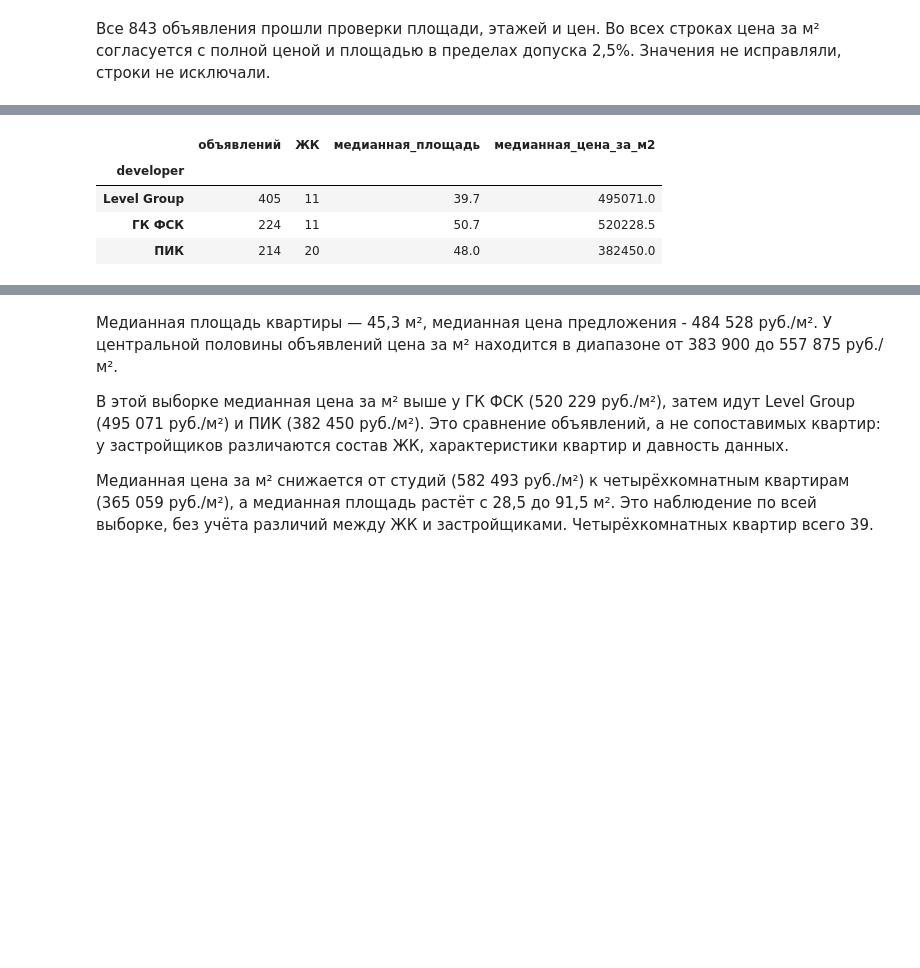
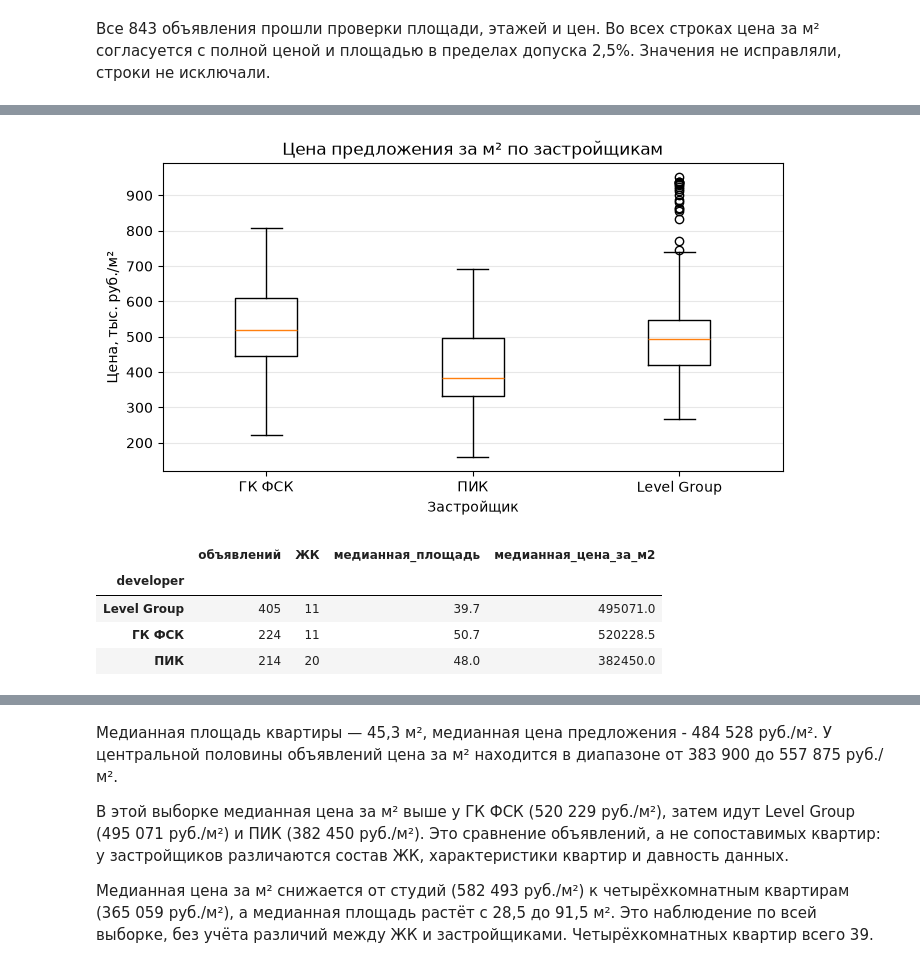
Before and after one commit to misha-mishin/newbuild-price-estimator, a Jupyter notebook: notebooks/eda.ipynb, the cells around one changed output, grey strips where cells are left out. Saved outputs shown, nothing was run; the diff lists cells and outputs as text; code cells hidden in the pictures; blank space fills up the shorter version.

Commit message:
Add outlier check by developer to EDA

```diff
--- a/notebooks/eda.ipynb
+++ b/notebooks/eda.ipynb
@@ -321,13 +345,32 @@ df[["area_m2", "asking_price_per_m2_rub"]].describe().T[
 | Площадь, м² | 16.9 | 34.9 | 45.3 | 62.8 | 135.8 |
 | Цена предложения, руб./м² | 159700.0 | 383900.0 | 484528.0 | 557875.0 | 952005.0 |
 # %%
+# Строим диаграмму размаха
+developers = df["developer"].unique()
+
+fig, ax = plt.subplots(figsize=(8, 4))
+ax.boxplot(
+    [price_k[df["developer"] == d] for d in developers],
+    tick_labels=developers,
+)
+ax.set(
+    title="Цена предложения за м² по застройщикам",
+    xlabel="Застройщик",
+    ylabel="Цена, тыс. руб./м²",
+)
+ax.set_axisbelow(True)
+ax.grid(axis="y", alpha=0.3)
+plt.show()
+
+# Собираем и выводим таблицу
 df.groupby("developer").agg(
     объявлений=("area_m2", "size"),
     ЖК=("project_group", "nunique"),
     медианная_площадь=("area_m2", "median"),
     медианная_цена_за_м2=("asking_price_per_m2_rub", "median"),
 ).round(1)
 # %% [output]
+[figure, added]
 |  | объявлений | ЖК | медианная_площадь | медианная_цена_за_м2 |
 | developer |  |  |  |  |
 | Level Group | 405 | 11 | 39.7 | 495071.0 |
```
Also changed, not shown: parts of 7 cells of this notebook.
